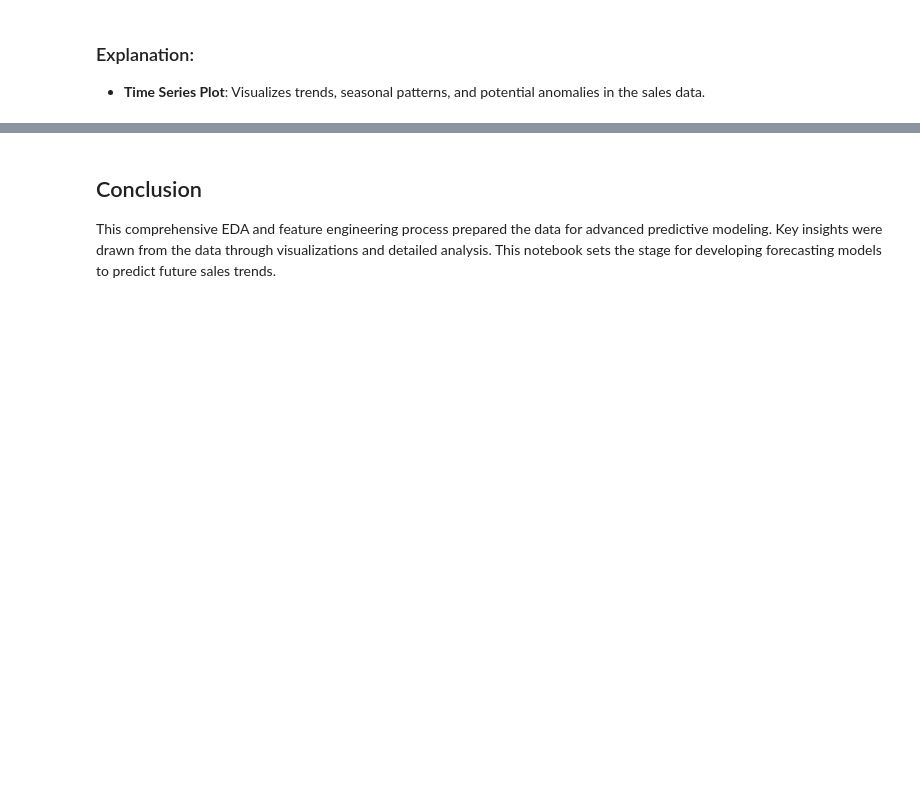
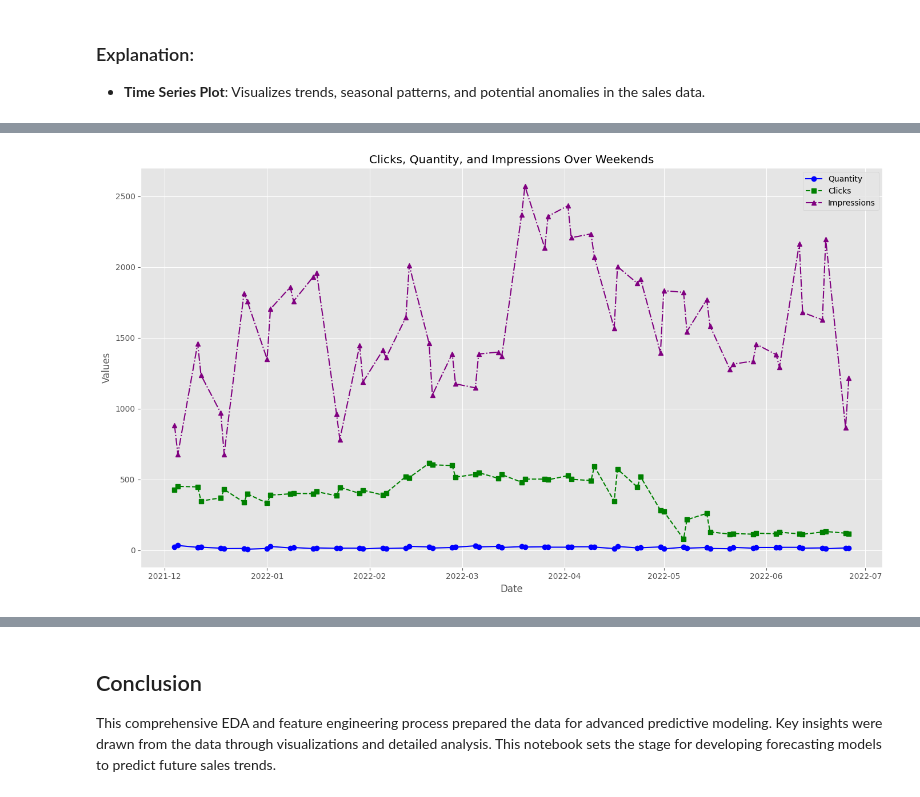
Before and after one commit to Saket22-CS/Saket-Infosys-Nov24, a Jupyter notebook: FutureCart_Infosys.ipynb, the cells around one changed output, grey strips where cells are left out. Cells and saved outputs as stored; diff of their text form; code cells hidden in the pictures; blank space fills up the shorter version.

Commit message:
Adding all the required details and concepts

```diff
--- a/FutureCart_Infosys.ipynb
+++ b/FutureCart_Infosys.ipynb
@@ -513,0 +752,28 @@ These visualizations help in understanding the distribution of sales across diff
+# %%
+import matplotlib.pyplot as plt
+
+# Aggregating data over weekends
+weekend_data = merged_data[merged_data['Weekend'] == 1].groupby('Day Index').sum()
+
+# Plotting clicks, quantity, and impressions over weekends
+plt.figure(figsize=(14, 8))
+
+# Line for Quantity
+plt.plot(weekend_data.index, weekend_data['Quantity'], label='Quantity', marker='o', linestyle='-', color='blue')
+
+# Line for Clicks
+plt.plot(weekend_data.index, weekend_data['Clicks'], label='Clicks', marker='s', linestyle='--', color='green')
+
+# Line for Impressions
+plt.plot(weekend_data.index, weekend_data['Impressions'], label='Impressions', marker='^', linestyle='-.', color='purple')
+
+# Adding plot details
+plt.title('Clicks, Quantity, and Impressions Over Weekends')
+plt.xlabel('Date')
+plt.ylabel('Values')
+plt.legend()
+plt.grid(True)
+plt.tight_layout()
+plt.show()
+# %% [output]
+[figure, added]
```
Also changed, not shown: parts of 35 cells of this notebook.
